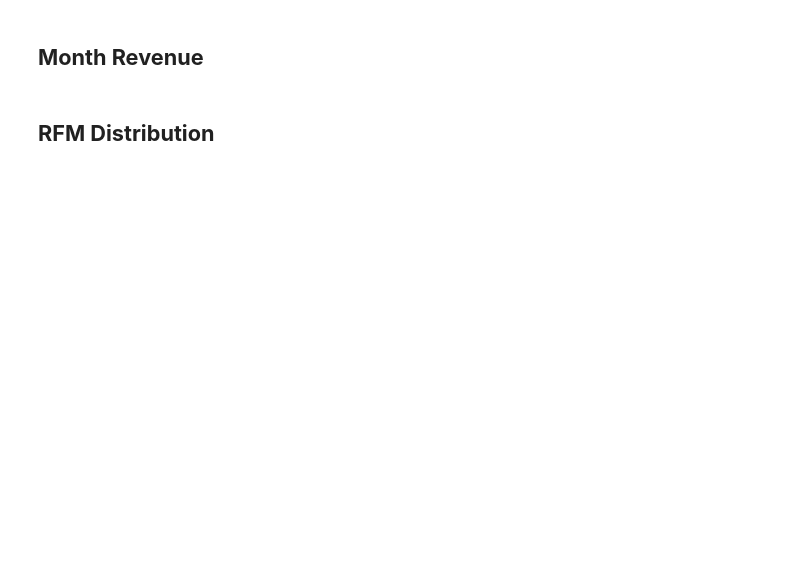
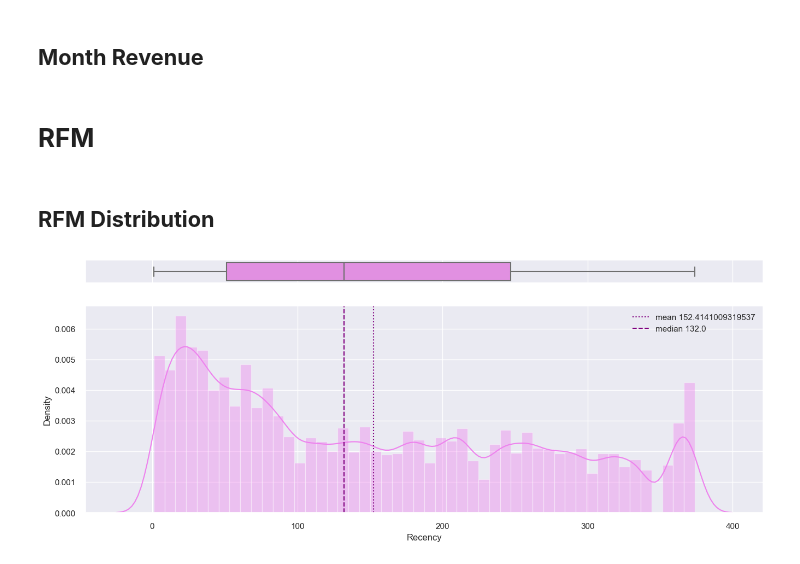
Before and after one commit to mrazakqq/Customer-Segmentation-Online-Retail, a Jupyter notebook: customer-segmentation-online-retail.ipynb, the cells around one changed output. Saved outputs shown, nothing was run; the diff lists cells and outputs as text; code cells hidden in the pictures; blank space fills up the shorter version.

```diff
--- a/customer-segmentation-online-retail.ipynb
+++ b/customer-segmentation-online-retail.ipynb
@@ -1219,5 +1219,20 @@ fig = px.line(df,
               x='MonthYear',
               y='Revenue')
 fig.show()
+# %% [markdown]
+# **RFM**
 # %% [markdown]
 ## **RFM Distribution**
+# %%
+def histBoxPlot(feature, figsize=(16,6), bins=None):
+    f,(ax_box,ax_hist)=plt.subplots(nrows=2,sharex=True, gridspec_kw={'height_ratios':(0.1,0.9)},figsize=figsize)
+
+    sns.distplot(feature,kde=True,ax=ax_hist,bins=bins,color='violet')
+    sns.boxplot(x=feature,ax=ax_box, color='violet').set(xlabel=None)
+    ax_hist.axvline(np.mean(feature),color='purple',linestyle=':', label='mean {}'.format(np.mean(feature)))
+    ax_hist.axvline(np.median(feature),color='purple',linestyle='--', label='median {}'.format(np.median(feature)))
+    plt.legend()
+# %%
+histBoxPlot(data.Recency)
+# %% [output]
+[figure, added]
```
Also changed, not shown: parts of 25 cells of this notebook.
